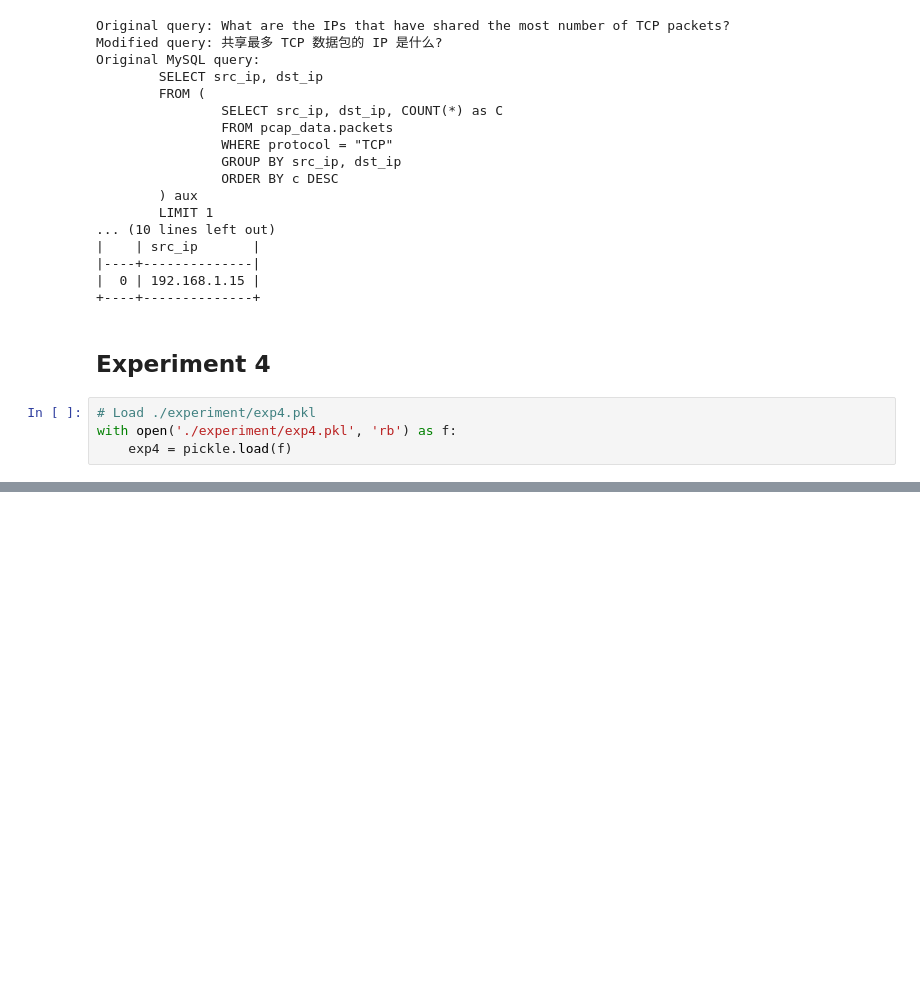
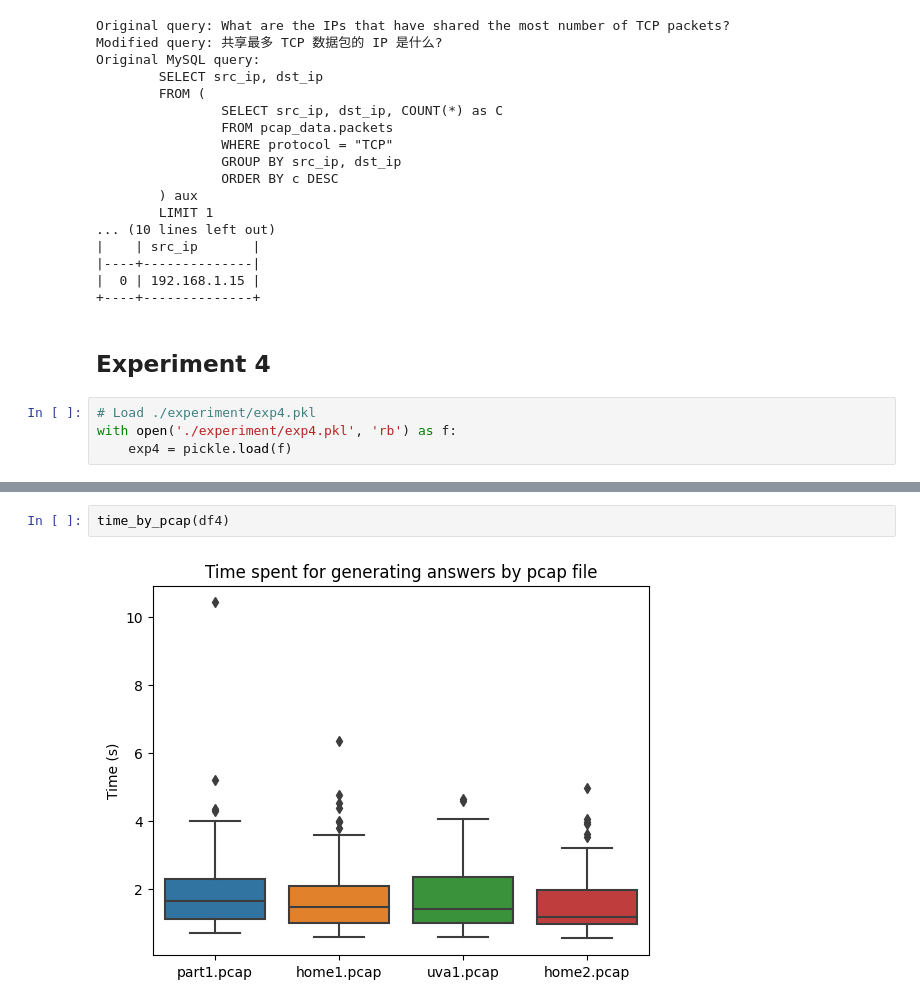
Before and after one commit to Felipetoledo4815/pcap_filter_with_gpt, a Jupyter notebook: experiment_results.ipynb, the cells around one changed output, grey strips where cells are left out. Cells and saved outputs as stored; diff of their text form; blank space fills up the shorter version.

```diff
--- a/experiment_results.ipynb
+++ b/experiment_results.ipynb
@@ -309 +322,5 @@ df4
 360 rows × 11 columns
+# %%
+time_by_pcap(df4)
+# %% [output]
+[figure, added]
```
Also changed, not shown: parts of 10 cells of this notebook, 1 other file.
